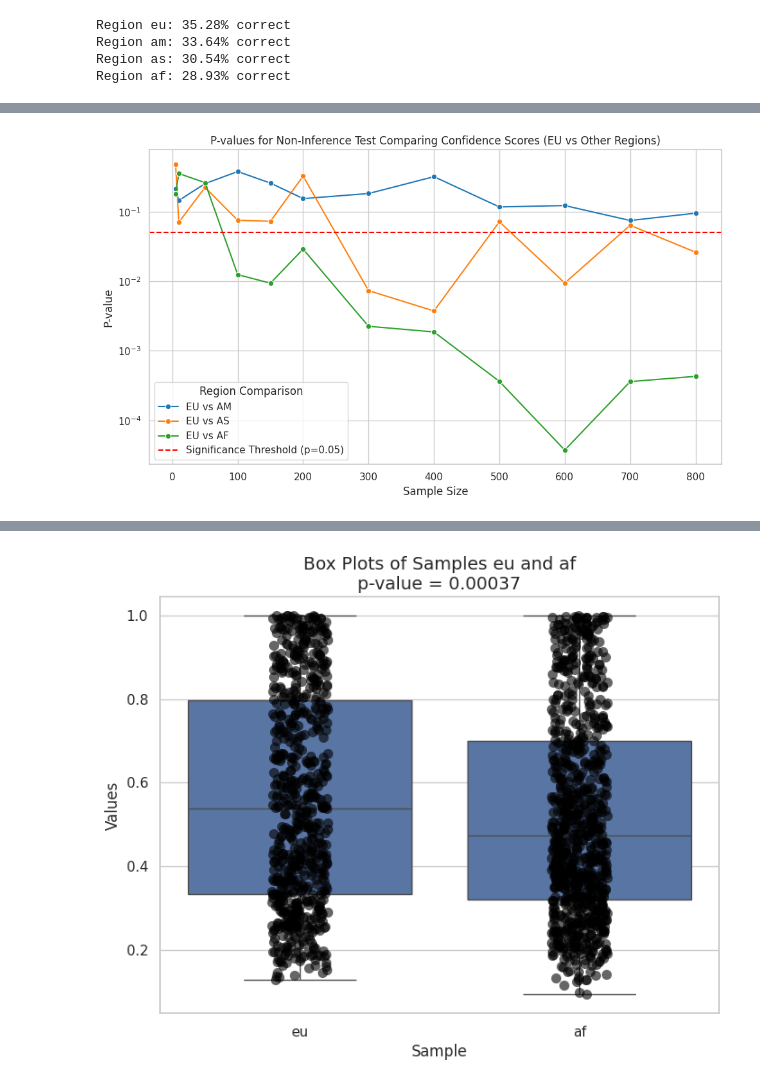
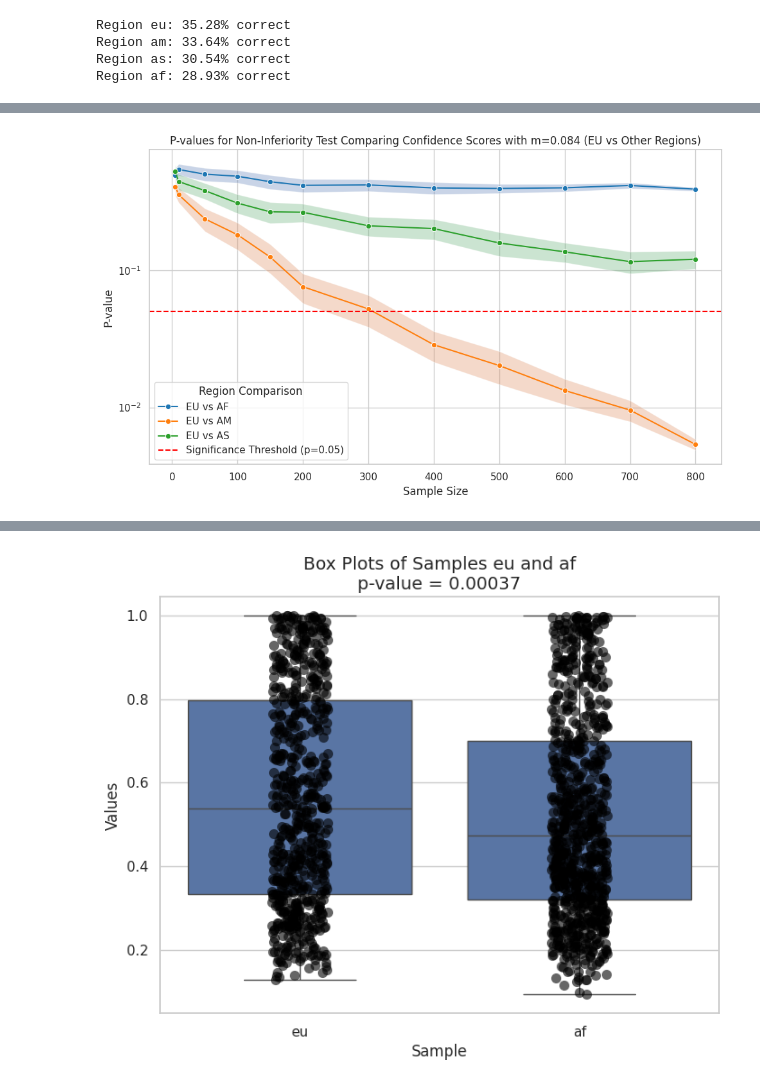
Before and after one commit to cleverhans-lab/suitability, a Jupyter notebook: suitability_filter_e2e.ipynb, the cells around one changed output, grey strips where cells are left out. Drawn from its saved outputs; the diff is of its cells as text; code cells hidden in the pictures.

Commit message:
updated experiments

```diff
--- a/suitability_filter_e2e.ipynb
+++ b/suitability_filter_e2e.ipynb
@@ -46,6 +51,7 @@ td_checkpoints = [
     '/mfsnic/u/apouget/experiments/dollarstreet/model_epoch_70.pth',
     '/mfsnic/u/apouget/experiments/dollarstreet/model_epoch_80.pth',
     '/mfsnic/u/apouget/experiments/dollarstreet/last_model.pth',
+    '/mfsnic/u/apouget/experiments/dollarstreet/best_model.pth'
 ]
 
 for region in REGIONS:
@@ -76,0 +83,9 @@ Region af: 28.93% correct
+# %%
+data = get_dollarstreet(root_dir, 'test', batch_size=64, shuffle=True, num_workers=4)
+model.load_state_dict(state_dict)
+model.to(device)
+signal = ConfidenceSignal(model, data, device)
+conf, corr = signal.evaluate()
+test_fn = ftests.non_inferiority_ttest
+
+conf_margin = tune_margin(corr, conf, confidences['eu'], test_fn, 0.32, delta_x=0.1, initial_m=0.04, delta_m=0.001, accuracy_threshold=0.05, max_iters=100, subsample_size=0)
@@ -77,8 +110,9 @@ Region af: 28.93% correct
 # %%
-test_fn = non_inferiority_test
+db_margin = 0.1
+td_margin = 0.02
 
 for region in ['am', 'as', 'af']:
-    print(f'EU vs {region} confidences:', test_fn(confidences['eu'], confidences[region]))
-    print(f'EU vs {region} decision boundaries:', test_fn(decision_boundaries['eu'], decision_boundaries[region]))
-    print(f'EU vs {region} training dynamics:', test_fn(training_dynamics['eu'], training_dynamics[region]))
+    print(f'EU vs {region} confidences:', test_fn(confidences['eu'], confidences[region], margin=conf_margin))
+    print(f'EU vs {region} decision boundaries:', test_fn(decision_boundaries['eu'], decision_boundaries[region], increase_good=False, margin=db_margin))
+    print(f'EU vs {region} training dynamics:', test_fn(training_dynamics['eu'], training_dynamics[region], increase_good=False, margin=td_margin))
 # %% [output]
@@ -126,40 +162,57 @@ df_db = run_tests_for_samples(decision_boundaries, correctness, sample_sizes, te
 # %%
+# Select one of the DataFrames to plot
 df = df_conf
-name = "Confidence"
+name = f"Confidence Scores with m={conf_margin:.3f}"
 
 # Set the style for the plot
 sns.set_theme(style="whitegrid")
 
 # Melt the DataFrame for easier plotting with seaborn
-df_melted = df.melt(id_vars='sample_size', value_vars=['p-value eu vs am', 'p-value eu vs as', 'p-value eu vs af'],
+df_melted = df.melt(id_vars=['sample_size', 'trial'], value_vars=['p-value eu vs am', 'p-value eu vs as', 'p-value eu vs af'],
                     var_name='Comparison', value_name='p-value')
 
 # Rename columns for better readability in the plot
 df_melted['Comparison'] = df_melted['Comparison'].replace({
     'p-value eu vs am': 'EU vs AM',
     'p-value eu vs as': 'EU vs AS',
     'p-value eu vs af': 'EU vs AF'
 })
 
-# Create the plot
+# Group by sample size and comparison, then calculate mean and 95% CI
+df_summary = df_melted.groupby(['sample_size', 'Comparison']).agg(
+    p_value_mean=('p-value', 'mean'),
+    p_value_std=('p-value', 'std'),
+    n=('p-value', 'size')
+).reset_index()
+
+# Calculate the 95% confidence intervals
+df_summary['ci_upper'] = df_summary['p_value_mean'] + 1.96 * (df_summary['p_value_std'] / np.sqrt(df_summary['n']))
+df_summary['ci_lower'] = df_summary['p_value_mean'] - 1.96 * (df_summary['p_value_std'] / np.sqrt(df_summary['n']))
+
+# Create the plot with means and confidence intervals
 plt.figure(figsize=(10, 6))
-sns.lineplot(data=df_melted, x='sample_size', y='p-value', hue='Comparison', marker='o', palette='tab10')
+sns.lineplot(data=df_summary, x='sample_size', y='p_value_mean', hue='Comparison', marker='o', palette='tab10')
+
+# Plot the confidence interval as a shaded region
+for comparison in df_summary['Comparison'].unique():
+    subset = df_summary[df_summary['Comparison'] == comparison]
+    plt.fill_between(subset['sample_size'], subset['ci_lower'], subset['ci_upper'], alpha=0.3)
 
 # Highlight significance threshold (e.g., p < 0.05)
 plt.axhline(y=0.05, color='red', linestyle='--', label='Significance Threshold (p=0.05)')
 
 # Customize the plot
-plt.title(f'P-values for Non-Inference Test Comparing {name} Scores (EU vs Other Regions)')
+plt.title(f'P-values for Non-Inferiority Test Comparing {name} (EU vs Other Regions)')
 plt.xlabel('Sample Size')
 plt.ylabel('P-value')
 plt.yscale('log')  # Optional: Use logarithmic scale for p-values
 plt.legend(title='Region Comparison')
 plt.tight_layout()
 
 # Show the plot
 plt.show()
 # %% [output]
-[figure, old version]
+[figure, new version]
 # %%
 # Prepare the data for plotting
 df_melted = df.melt(id_vars='sample_size',
```
Also changed, not shown: parts of 6 cells of this notebook.
